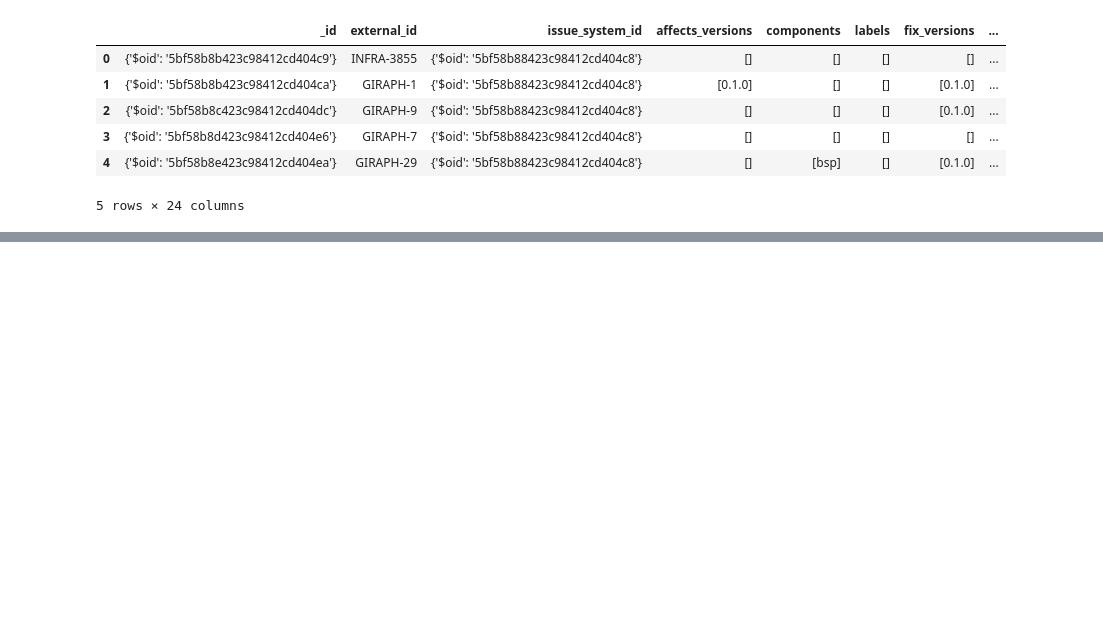
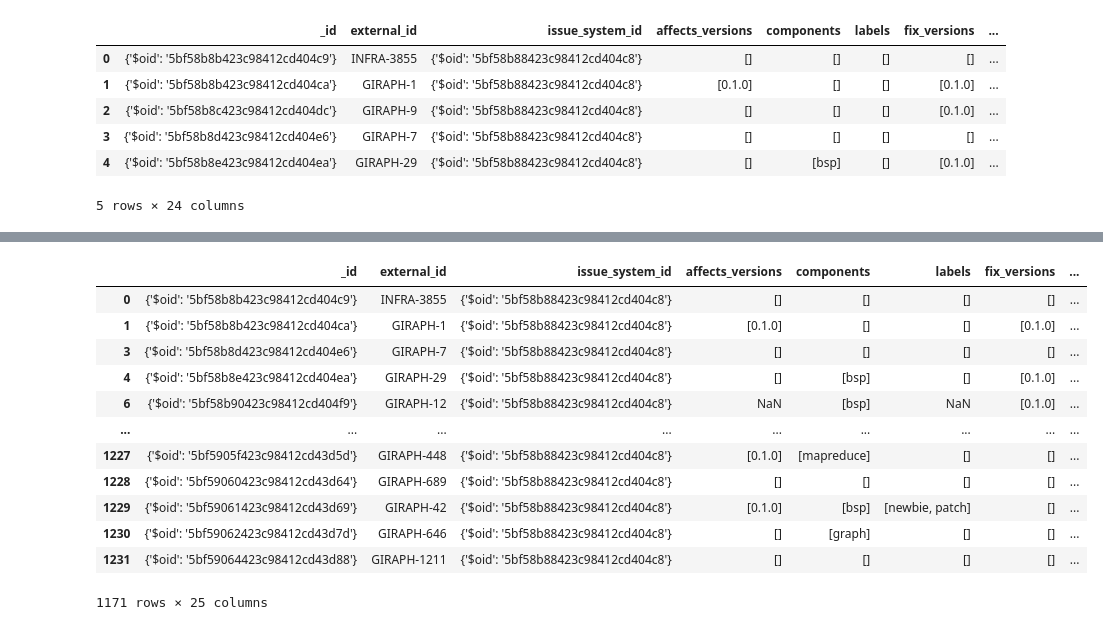
Before and after one commit to TobiAp1510/KI-Grundlagen2023, a Jupyter notebook: Daten holen und Features_2022_23.ipynb, the cells around one changed output, grey strips where cells are left out. Saved outputs shown, nothing was run; the diff lists cells and outputs as text; code cells hidden in the pictures; blank space fills up the shorter version.

```diff
--- a/Daten holen und Features_2022_23.ipynb
+++ b/Daten holen und Features_2022_23.ipynb
@@ -169,0 +180,17 @@ df1.head()
+# %%
+bad=df1.query('status!="Resolved" or timetofix>15780000')
+bad
+# %% [output]
+|  | _id | external_id | issue_system_id | affects_versions | components | labels | fix_versions | ... |
+| 0 | {'$oid': '5bf58b8b423c98412cd404c9'} | INFRA-3855 | {'$oid': '5bf58b88423c98412cd404c8'} | [] | [] | [] | [] | ... |
+| 1 | {'$oid': '5bf58b8b423c98412cd404ca'} | GIRAPH-1 | {'$oid': '5bf58b88423c98412cd404c8'} | [0.1.0] | [] | [] | [0.1.0] | ... |
+| 3 | {'$oid': '5bf58b8d423c98412cd404e6'} | GIRAPH-7 | {'$oid': '5bf58b88423c98412cd404c8'} | [] | [] | [] | [] | ... |
+| 4 | {'$oid': '5bf58b8e423c98412cd404ea'} | GIRAPH-29 | {'$oid': '5bf58b88423c98412cd404c8'} | [] | [bsp] | [] | [0.1.0] | ... |
+| 6 | {'$oid': '5bf58b90423c98412cd404f9'} | GIRAPH-12 | {'$oid': '5bf58b88423c98412cd404c8'} | NaN | [bsp] | NaN | [0.1.0] | ... |
+| ... | ... | ... | ... | ... | ... | ... | ... | ... |
+| 1227 | {'$oid': '5bf5905f423c98412cd43d5d'} | GIRAPH-448 | {'$oid': '5bf58b88423c98412cd404c8'} | [0.1.0] | [mapreduce] | [] | [] | ... |
+| 1228 | {'$oid': '5bf59060423c98412cd43d64'} | GIRAPH-689 | {'$oid': '5bf58b88423c98412cd404c8'} | [] | [] | [] | [] | ... |
+| 1229 | {'$oid': '5bf59061423c98412cd43d69'} | GIRAPH-42 | {'$oid': '5bf58b88423c98412cd404c8'} | [0.1.0] | [bsp] | [newbie, patch] | [] | ... |
+| 1230 | {'$oid': '5bf59062423c98412cd43d7d'} | GIRAPH-646 | {'$oid': '5bf58b88423c98412cd404c8'} | [] | [graph] | [] | [] | ... |
+| 1231 | {'$oid': '5bf59064423c98412cd43d88'} | GIRAPH-1211 | {'$oid': '5bf58b88423c98412cd404c8'} | [] | [] | [] | [] | ... |
+1171 rows × 25 columns
```
Also changed, not shown: parts of 6 cells of this notebook.
